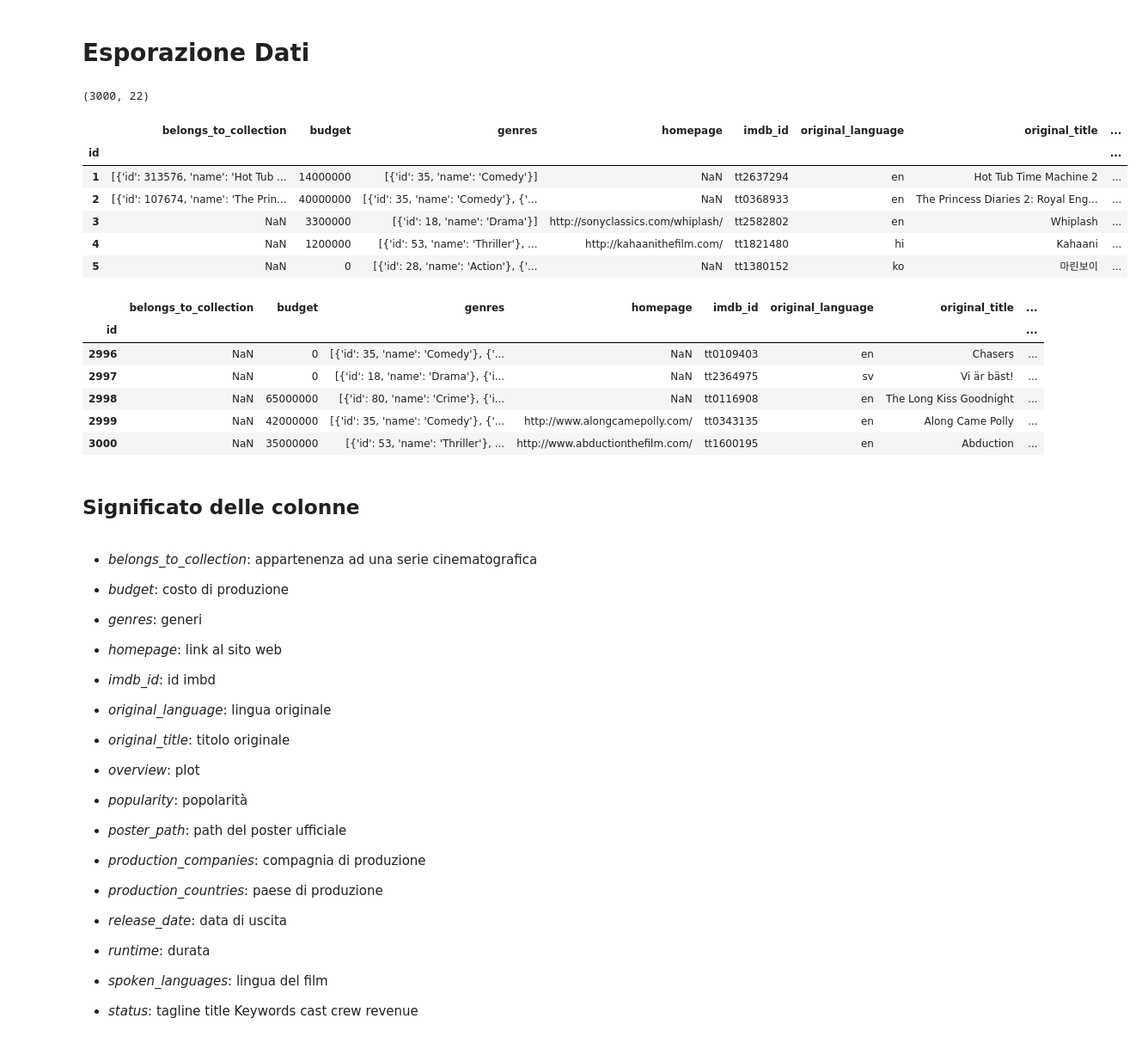
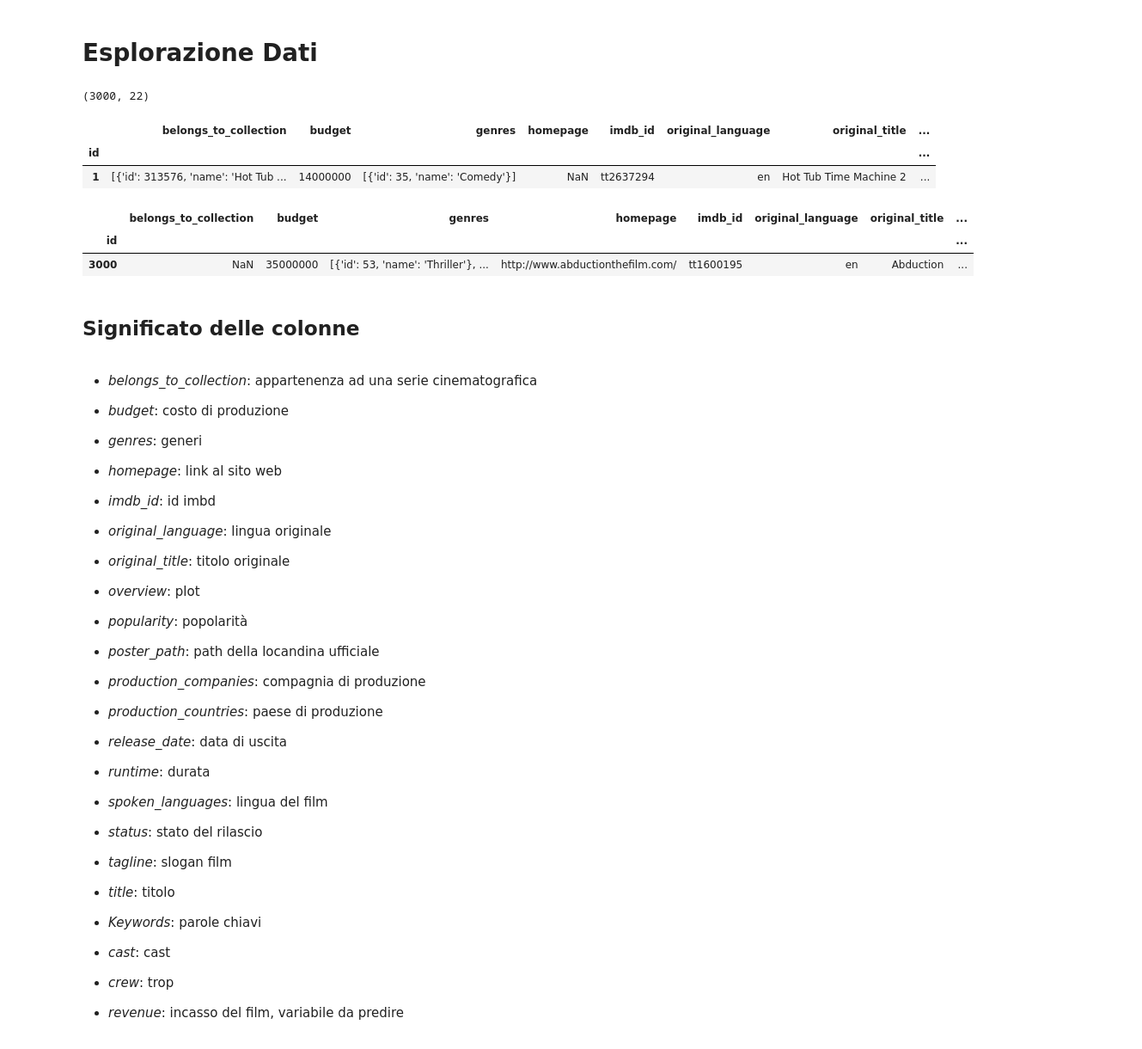
Before and after one commit to sergiorolnic/datascience, a Jupyter notebook: datascience_project.ipynb, the cells around one changed output. Shown at 86% size. Drawn from its saved outputs; the diff is of its cells as text; code cells hidden in the pictures.

```diff
--- a/datascience_project.ipynb
+++ b/datascience_project.ipynb
@@ -15,30 +15,22 @@ if not os.path.exists("train.csv"):
 # %%
 train_data = pd.read_csv("train.csv", index_col=0)
 # %% [markdown]
-# **Esporazione Dati**
+# **Esplorazione Dati**
 # %%
 train_data.shape
 # %% [output]
 (3000, 22)
 # %%
-train_data.head()
+train_data.head(1)
 # %% [output]
 |  | belongs_to_collection | budget | genres | homepage | imdb_id | original_language | original_title | ... |
 | id |  |  |  |  |  |  |  | ... |
 | 1 | [{'id': 313576, 'name': 'Hot Tub ... | 14000000 | [{'id': 35, 'name': 'Comedy'}] | NaN | tt2637294 | en | Hot Tub Time Machine 2 | ... |
-| 2 | [{'id': 107674, 'name': 'The Prin... | 40000000 | [{'id': 35, 'name': 'Comedy'}, {'... | NaN | tt0368933 | en | The Princess Diaries 2: Royal Eng... | ... |
-| 3 | NaN | 3300000 | [{'id': 18, 'name': 'Drama'}] | http://sonyclassics.com/whiplash/ | tt2582802 | en | Whiplash | ... |
-| 4 | NaN | 1200000 | [{'id': 53, 'name': 'Thriller'}, ... | http://kahaanithefilm.com/ | tt1821480 | hi | Kahaani | ... |
-| 5 | NaN | 0 | [{'id': 28, 'name': 'Action'}, {'... | NaN | tt1380152 | ko | 마린보이 | ... |
 # %%
-train_data.tail()
+train_data.tail(1)
 # %% [output]
 |  | belongs_to_collection | budget | genres | homepage | imdb_id | original_language | original_title | ... |
 | id |  |  |  |  |  |  |  | ... |
-| 2996 | NaN | 0 | [{'id': 35, 'name': 'Comedy'}, {'... | NaN | tt0109403 | en | Chasers | ... |
-| 2997 | NaN | 0 | [{'id': 18, 'name': 'Drama'}, {'i... | NaN | tt2364975 | sv | Vi är bäst! | ... |
-| 2998 | NaN | 65000000 | [{'id': 80, 'name': 'Crime'}, {'i... | NaN | tt0116908 | en | The Long Kiss Goodnight | ... |
-| 2999 | NaN | 42000000 | [{'id': 35, 'name': 'Comedy'}, {'... | http://www.alongcamepolly.com/ | tt0343135 | en | Along Came Polly | ... |
 | 3000 | NaN | 35000000 | [{'id': 53, 'name': 'Thriller'}, ... | http://www.abductionthefilm.com/ | tt1600195 | en | Abduction | ... |
 # %% [markdown]
 ## Significato delle colonne
@@ -59,16 +51,16 @@ train_data.tail()
 
 *   *overview*: plot
 *   *popularity*: popolarità
-*   *poster_path*: path del poster ufficiale
+*   *poster_path*: path della locandina ufficiale
 *   *production_companies*: compagnia di produzione
 *   *production_countries*: paese di produzione
 *   *release_date*: data di uscita
 *   *runtime*: durata
 *   *spoken_languages*: lingua del film
-*   *status*:
-tagline
-title
-Keywords
-cast
-crew
-revenue
+*   *status*: stato del rilascio
+*   *tagline*: slogan film
+*   *title*: titolo
+*   *Keywords*: parole chiavi
+*   *cast*: cast
+*   *crew*: trop
+*   *revenue*: incasso del film, variabile da predire
```
Also changed, not shown: parts of 30 cells of this notebook.
